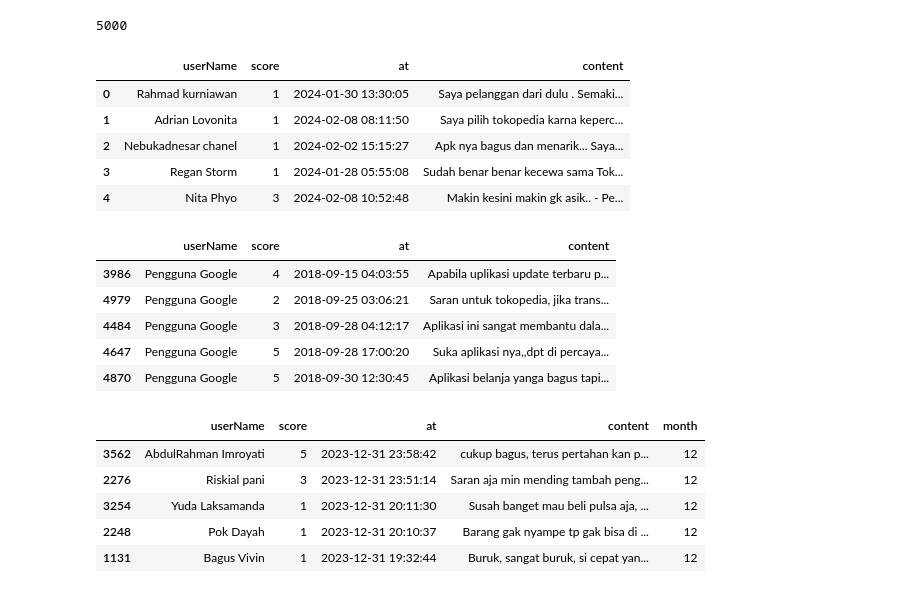
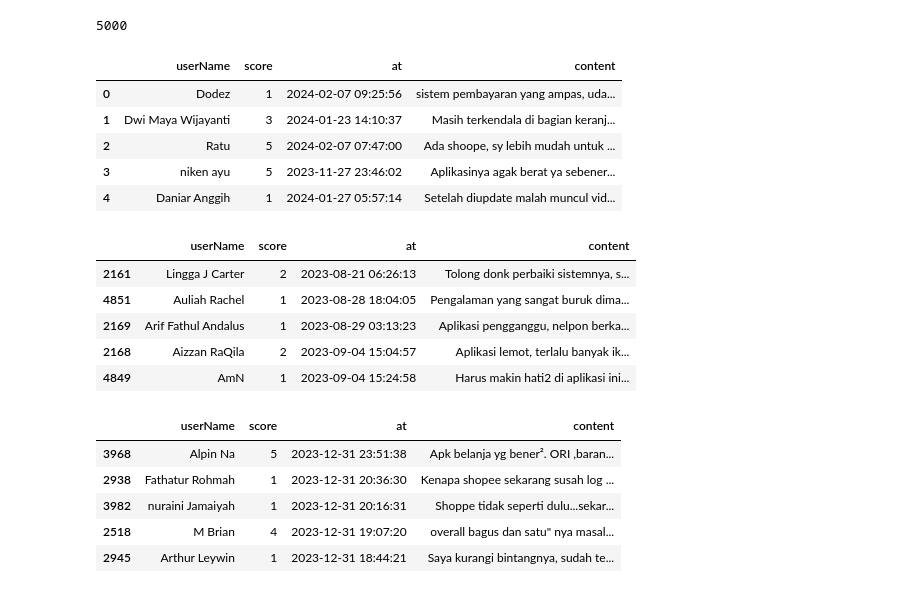
Before and after one commit to VindiSovia/Analisis_Sentimen, a Jupyter notebook: Scraping_google_PS.ipynb, the cells around one changed output. Cells and saved outputs as stored; diff of their text form; code cells hidden in the pictures.

```diff
--- a/Scraping_google_PS.ipynb
+++ b/Scraping_google_PS.ipynb
@@ -23,7 +23,7 @@ import numpy as np
 from google_play_scraper import Sort, reviews
 
 result, continuation_token = reviews(
-    'com.tokopedia.tkpd',
+    'com.shopee.id',
     lang='id', # defaults to 'en'
     country='id', # defaults to 'us'
     sort=Sort.MOST_RELEVANT, # defaults to Sort.MOST_RELEVANT you can use Sort.NEWEST to get newst reviews
@@ -51,11 +51,11 @@ len(df_busu.index) #count the number of data we got
 df_busu[['userName', 'score','at', 'content']].head()  #preview userName, rating, date-time, and reviews only
 # %% [output]
 |  | userName | score | at | content |
-| 0 | Rahmad kurniawan | 1 | 2024-01-30 13:30:05 | Saya pelanggan dari dulu . Semaki... |
-| 1 | Adrian Lovonita | 1 | 2024-02-08 08:11:50 | Saya pilih tokopedia karna keperc... |
-| 2 | Nebukadnesar chanel | 1 | 2024-02-02 15:15:27 | Apk nya bagus dan menarik... Saya... |
-| 3 | Regan Storm | 1 | 2024-01-28 05:55:08 | Sudah benar benar kecewa sama Tok... |
-| 4 | Nita Phyo | 3 | 2024-02-08 10:52:48 | Makin kesini makin gk asik.. - Pe... |
+| 0 | Dodez | 1 | 2024-02-07 09:25:56 | sistem pembayaran yang ampas, uda... |
+| 1 | Dwi Maya Wijayanti | 3 | 2024-01-23 14:10:37 | Masih terkendala di bagian keranj... |
+| 2 | Ratu | 5 | 2024-02-07 07:47:00 | Ada shoope, sy lebih mudah untuk ... |
+| 3 | niken ayu | 5 | 2023-11-27 23:46:02 | Aplikasinya agak berat ya sebener... |
+| 4 | Daniar Anggih | 1 | 2024-01-27 05:57:14 | Setelah diupdate malah muncul vid... |
 # %%
 #Run This Code to Sort the Data By Date
 
@@ -64,11 +64,11 @@ sorted_df = new_df.sort_values(by='at', ascending=True) #Sort by Newst, change t
 sorted_df.head()
 # %% [output]
 |  | userName | score | at | content |
-| 3986 | Pengguna Google | 4 | 2018-09-15 04:03:55 | Apabila uplikasi update terbaru p... |
-| 4979 | Pengguna Google | 2 | 2018-09-25 03:06:21 | Saran untuk tokopedia, jika trans... |
-| 4484 | Pengguna Google | 3 | 2018-09-28 04:12:17 | Aplikasi ini sangat membantu dala... |
-| 4647 | Pengguna Google | 5 | 2018-09-28 17:00:20 | Suka aplikasi nya,,dpt di percaya... |
-| 4870 | Pengguna Google | 5 | 2018-09-30 12:30:45 | Aplikasi belanja yanga bagus tapi... |
+| 2161 | Lingga J Carter | 2 | 2023-08-21 06:26:13 | Tolong donk perbaiki sistemnya, s... |
+| 4851 | Auliah Rachel | 1 | 2023-08-28 18:04:05 | Pengalaman yang sangat buruk dima... |
+| 2169 | Arif Fathul Andalus | 1 | 2023-08-29 03:13:23 | Aplikasi pengganggu, nelpon berka... |
+| 2168 | Aizzan RaQila | 2 | 2023-09-04 15:04:57 | Aplikasi lemot, terlalu banyak ik... |
+| 4849 | AmN | 1 | 2023-09-04 15:24:58 | Harus makin hati2 di aplikasi ini... |
 # %%
 # Filter baris berdasarkan tahun 2023
 df_2023 = df_busu[df_busu['at'].dt.year == 2023]
@@ -87,14 +84,51 @@ grouped_df = sorted_df.groupby('month')
+# %%
+# Filter baris berdasarkan tahun 2023
+df_2023 = df_busu[df_busu['at'].dt.year == 2023]
+
+# Pilih kolom yang ingin Anda tampilkan
+new_df = df_2023[['userName', 'score', 'at', 'content']]
+
+# Urutkan dataframe berdasarkan tanggal (dari yang terbaru)
+sorted_df = new_df.sort_values(by='at', ascending=False)
+
+# Inisialisasi variabel untuk menyimpan data teratas
+top_125_df = pd.DataFrame()
+
+# Inisialisasi variabel untuk menghitung total data yang telah diambil
+total_rows_taken = 0
+
+# Loop melalui setiap bulan dalam tahun 2023
+for month in range(1, 13):
+    # Filter data untuk bulan tertentu
+    df_month = sorted_df[(sorted_df['at'].dt.month == month)]
+
+    # Hitung jumlah data yang akan diambil untuk bulan ini
+    if total_rows_taken + 15 <= 125:
+        num_rows_to_take = min(15, len(df_month))
+    else:
+        num_rows_to_take = min(125 - total_rows_taken, len(df_month))
+
+    # Ambil data sesuai dengan batasan jumlah data per bulan
+    top_125_df = pd.concat([top_125_df, df_month.head(num_rows_to_take)], ignore_index=True)
+
+    # Perbarui jumlah total data yang telah diambil
+    total_rows_taken += num_rows_to_take
+
+    # Jika jumlah total data yang telah diambil mencapai 125, keluar dari loop
+    if total_rows_taken >= 125:
+        break
+
+# Pastikan jumlah data teratas tetap 125
+top_125_df = top_125_df.head(125)
 # %%
 # Take only 17 rows from the DataFrame
-result_df_subset = grouped_df.head(15)
-
-result_df_subset.head()
+top_125_df.head()
 # %% [output]
-|  | userName | score | at | content | month |
-| 3562 | AbdulRahman Imroyati | 5 | 2023-12-31 23:58:42 | cukup bagus, terus pertahan kan p... | 12 |
-| 2276 | Riskial pani | 3 | 2023-12-31 23:51:14 | Saran aja min mending tambah peng... | 12 |
-| 3254 | Yuda Laksamanda | 1 | 2023-12-31 20:11:30 | Susah banget mau beli pulsa aja, ... | 12 |
-| 2248 | Pok Dayah | 1 | 2023-12-31 20:10:37 | Barang gak nyampe tp gak bisa di ... | 12 |
-| 1131 | Bagus Vivin | 1 | 2023-12-31 19:32:44 | Buruk, sangat buruk, si cepat yan... | 12 |
+|  | userName | score | at | content |
+| 3968 | Alpin Na | 5 | 2023-12-31 23:51:38 | Apk belanja yg bener². ORI ,baran... |
+| 2938 | Fathatur Rohmah | 1 | 2023-12-31 20:36:30 | Kenapa shopee sekarang susah log ... |
+| 3982 | nuraini Jamaiyah | 1 | 2023-12-31 20:16:31 | Shoppe tidak seperti dulu...sekar... |
+| 2518 | M Brian | 4 | 2023-12-31 19:07:20 | overall bagus dan satu" nya masal... |
+| 2945 | Arthur Leywin | 1 | 2023-12-31 18:44:21 | Saya kurangi bintangnya, sudah te... |
 # %%
 # Save the subset to a CSV file
```
Also changed, not shown: parts of 3 cells of this notebook.
